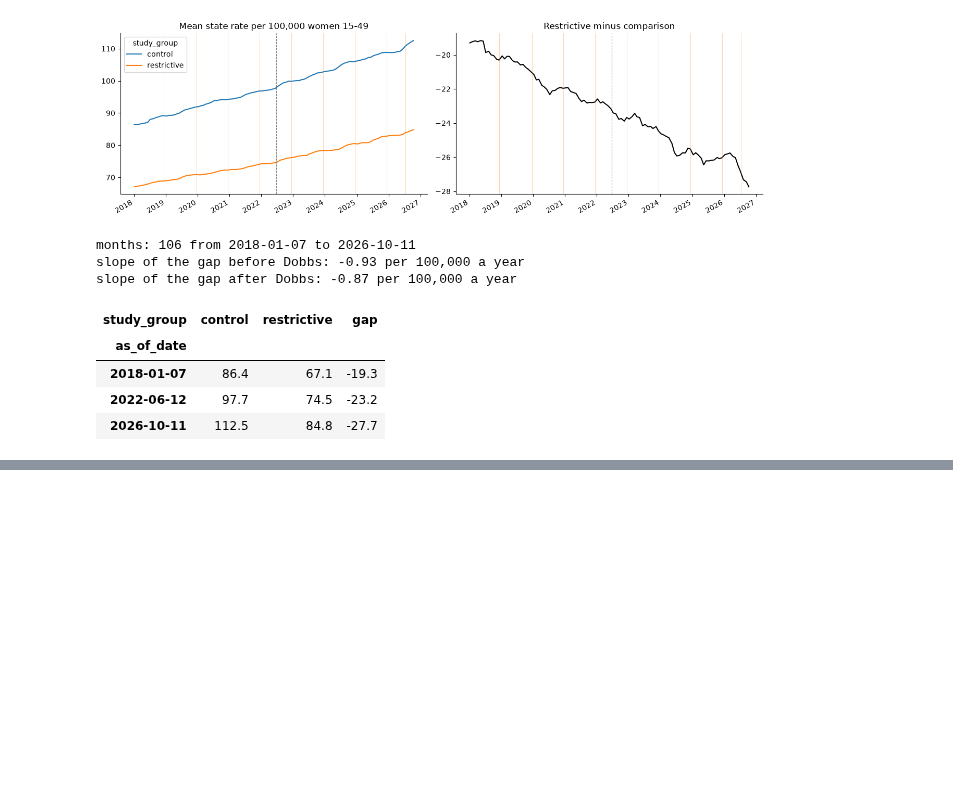
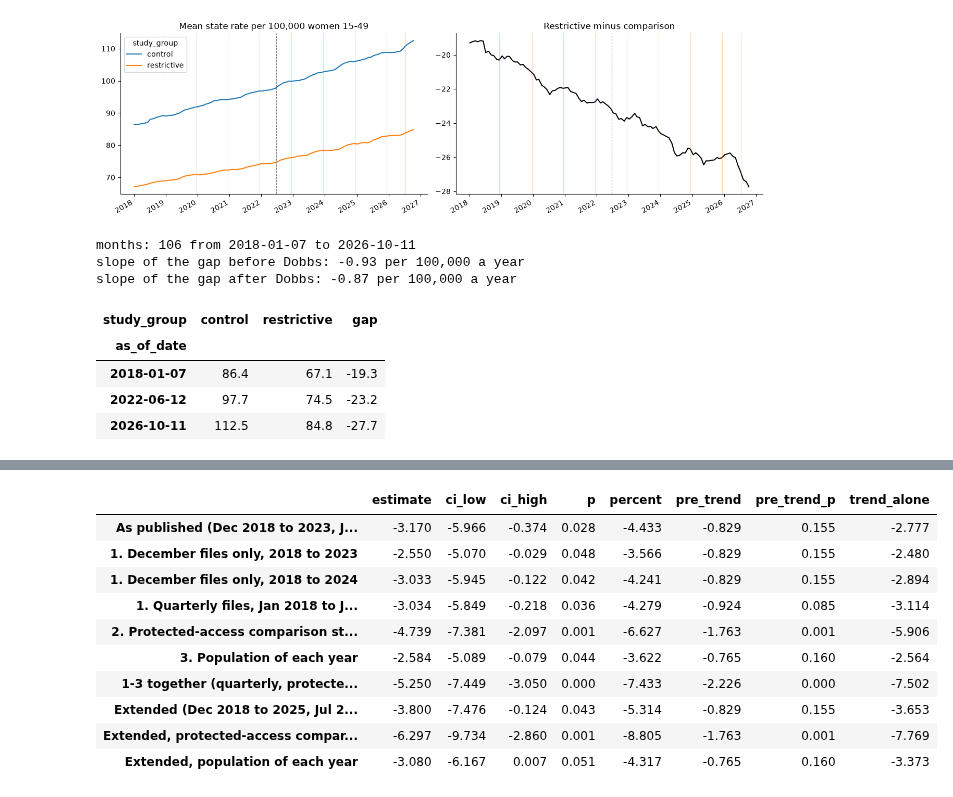
Before and after one commit to nathansutton/healthcare-ledger, a Jupyter notebook: research/dobbs-obgyn-workforce/dobbs_obgyn_workforce.ipynb, the cells around one changed output, grey strips where cells are left out. Cells and saved outputs as stored; diff of their text form; code cells hidden in the pictures; blank space fills up the shorter version.

```diff
--- a/research/dobbs-obgyn-workforce/dobbs_obgyn_workforce.ipynb
+++ b/research/dobbs-obgyn-workforce/dobbs_obgyn_workforce.ipynb
@@ -150,8 +152,8 @@ print(paper.groupby("year").as_of_date.first().astype(str).to_dict())
 # %% [markdown]
 The Table of the paper reports the mean and standard deviation of the state rates in each group and period, and the difference-in-differences estimate from a regression of the state rate on the treatment indicator with state and year fixed effects and standard errors clustered by state. The same regression here:
 # %%
-def did(data, outcome="obgyn_rate", weights=None):
-    m = pf.feols(f"{outcome} ~ did | state + year", data=data, weights=weights, vcov={"CRV1": "state"})
+def did(data, outcome="obgyn_rate", weights=None, time="year"):
+    m = pf.feols(f"{outcome} ~ did | state + {time}", data=data, weights=weights, vcov={"CRV1": "state"})
     t = m.tidy().loc["did"]
     pre = data[(data.restrictive == 1) & (data.post == 0)]
     base = np.average(pre[outcome], weights=pre[weights] if weights else None)   # same weighting as the estimate
@@ -328,0 +343,69 @@ slope of the gap after Dobbs: -0.87 per 100,000 a year
+# %%
+con.execute("""
+CREATE TABLE population AS          -- July 1 estimates of women 15 to 49, each state and year
+SELECT state, year::INT AS year, women_15_49::BIGINT AS women FROM read_csv('data/population_by_year.csv', all_varchar = true);
+
+CREATE TABLE alt_dates AS
+SELECT panel, as_of_date FROM panel_dates
+UNION ALL
+SELECT 'december_2018_2023', as_of_date FROM snapshots WHERE month(as_of_date) = 12 AND year(as_of_date) BETWEEN 2018 AND 2023
+UNION ALL
+SELECT 'december_2018_2024', as_of_date FROM snapshots WHERE month(as_of_date) = 12 AND year(as_of_date) BETWEEN 2018 AND 2024
+UNION ALL
+SELECT 'quarterly_2018_2024', as_of_date FROM snapshots
+WHERE month(as_of_date) IN (1, 4, 7, 10) AND as_of_date BETWEEN DATE '2018-01-01' AND DATE '2024-07-31';
+
+CREATE TABLE alt_panel AS           -- like state_year, for every panel, with the protected states and the population of each year
+SELECT d.panel, d.as_of_date, s.state, s.study_group, s.protected, s.women, p.women AS women_that_year,
+       count(v.npi) FILTER (WHERE v.obgyn) AS obgyn
+FROM alt_dates d
+CROSS JOIN states s
+JOIN population p ON p.state = s.state           -- the latest estimate (2025) stands in for 2026
+               AND p.year = least(year(d.as_of_date), (SELECT max(year) FROM population))
+LEFT JOIN study_versions v ON v.state = s.state AND v.effective_date <= d.as_of_date
+                          AND (v.end_date IS NULL OR v.end_date > d.as_of_date)
+WHERE s.study_group IS NOT NULL OR s.protected
+GROUP BY ALL;
+""")
+alt = con.table("alt_panel").df()
+alt["period"] = alt.as_of_date.astype(str)
+alt["restrictive"] = (alt.study_group == "restrictive").astype(int)
+alt["post"] = (pd.to_datetime(alt.as_of_date) >= pd.Timestamp("2022-06-24")).astype(int)
+alt["did"] = alt.restrictive * alt.post
+alt["obgyn_rate"] = alt.obgyn / alt.women * 1e5
+alt["obgyn_rate_that_year"] = alt.obgyn / alt.women_that_year * 1e5
+assert con.sql("SELECT count(*) = count(DISTINCT (panel, as_of_date)) FROM alt_dates").fetchone()[0], "two files in one study month"
+assert alt.groupby("panel").as_of_date.nunique().to_dict() == {
+    "paper": 7, "extended": 9, "december_2018_2023": 6, "december_2018_2024": 7, "quarterly_2018_2024": 27}, "a file is missing from the export"
+
+def sample(panel, controls="paper"):
+    d = alt[alt.panel == panel]
+    return d[d.study_group.notna()] if controls == "paper" else d[(d.restrictive == 1) | d.protected]
+
+# the paper's panel built this way gives the estimate of section 2
+assert abs(did(sample("paper"), time="period")["estimate"] - did(paper)["estimate"]) < 1e-9
+def pretrend(d, outcome="obgyn_rate"):   # section 5's test on the pre-period files of d, and the estimate the trend alone would produce
+    d = d.assign(t=years(d))
+    t = pf.feols(f"{outcome} ~ restrictive:t | state + period", data=d[d.post == 0], vcov={"CRV1": "state"}).tidy().iloc[0]
+    return {"pre_trend": t["Estimate"], "pre_trend_p": t["Pr(>|t|)"],
+            "trend_alone": t["Estimate"] * (d[d.post == 1].t.mean() - d[d.post == 0].t.mean())}
+
+# the paper's panel built this way gives the pre-period test of section 5, up to the time scale
+# (section 5 counts whole years, as the paper does; here time is the file's date, which the quarterly panel needs)
+assert abs(pretrend(sample("paper"))["pre_trend"] - trend["Estimate"]) < 0.05
+print("protected-access comparison states:", ", ".join(sorted(alt[alt.protected].state.unique())))
+variants = {
+    "As published (Dec 2018 to 2023, Jul 2024)": (sample("paper"), "obgyn_rate"),
+    "1. December files only, 2018 to 2023": (sample("december_2018_2023"), "obgyn_rate"),
+    "1. December files only, 2018 to 2024": (sample("december_2018_2024"), "obgyn_rate"),
+    "1. Quarterly files, Jan 2018 to Jul 2024": (sample("quarterly_2018_2024"), "obgyn_rate"),
+    "2. Protected-access comparison states": (sample("paper", "protected"), "obgyn_rate"),
+    "3. Population of each year": (sample("paper"), "obgyn_rate_that_year"),
+    "1-3 together (quarterly, protected, each year)": (sample("quarterly_2018_2024", "protected"), "obgyn_rate_that_year"),
+    "Extended (Dec 2018 to 2025, Jul 2026)": (sample("extended"), "obgyn_rate"),
+    "Extended, protected-access comparison states": (sample("extended", "protected"), "obgyn_rate"),
+    "Extended, population of each year": (sample("extended"), "obgyn_rate_that_year"),
+}
+criticisms = pd.DataFrame({k: {**did(d, o, time="period"), **pretrend(d, o)} for k, (d, o) in variants.items()}).T
+criticisms.round(3)
+# %% [output]
@@ -328,0 +413,11 @@ slope of the gap after Dobbs: -0.87 per 100,000 a year
+|  | estimate | ci_low | ci_high | p | percent | pre_trend | pre_trend_p | trend_alone |
+| As published (Dec 2018 to 2023, J... | -3.170 | -5.966 | -0.374 | 0.028 | -4.433 | -0.829 | 0.155 | -2.777 |
+| 1. December files only, 2018 to 2023 | -2.550 | -5.070 | -0.029 | 0.048 | -3.566 | -0.829 | 0.155 | -2.480 |
+| 1. December files only, 2018 to 2024 | -3.033 | -5.945 | -0.122 | 0.042 | -4.241 | -0.829 | 0.155 | -2.894 |
+| 1. Quarterly files, Jan 2018 to J... | -3.034 | -5.849 | -0.218 | 0.036 | -4.279 | -0.924 | 0.085 | -3.114 |
+| 2. Protected-access comparison st... | -4.739 | -7.381 | -2.097 | 0.001 | -6.627 | -1.763 | 0.001 | -5.906 |
+| 3. Population of each year | -2.584 | -5.089 | -0.079 | 0.044 | -3.622 | -0.765 | 0.160 | -2.564 |
+| 1-3 together (quarterly, protecte... | -5.250 | -7.449 | -3.050 | 0.000 | -7.433 | -2.226 | 0.000 | -7.502 |
+| Extended (Dec 2018 to 2025, Jul 2... | -3.800 | -7.476 | -0.124 | 0.043 | -5.314 | -0.829 | 0.155 | -3.653 |
+| Extended, protected-access compar... | -6.297 | -9.734 | -2.860 | 0.001 | -8.805 | -1.763 | 0.001 | -7.769 |
+| Extended, population of each year | -3.080 | -6.167 | 0.007 | 0.051 | -4.317 | -0.765 | 0.160 | -3.373 |
```
Also changed, not shown: parts of 9 cells of this notebook, 6 other files.
